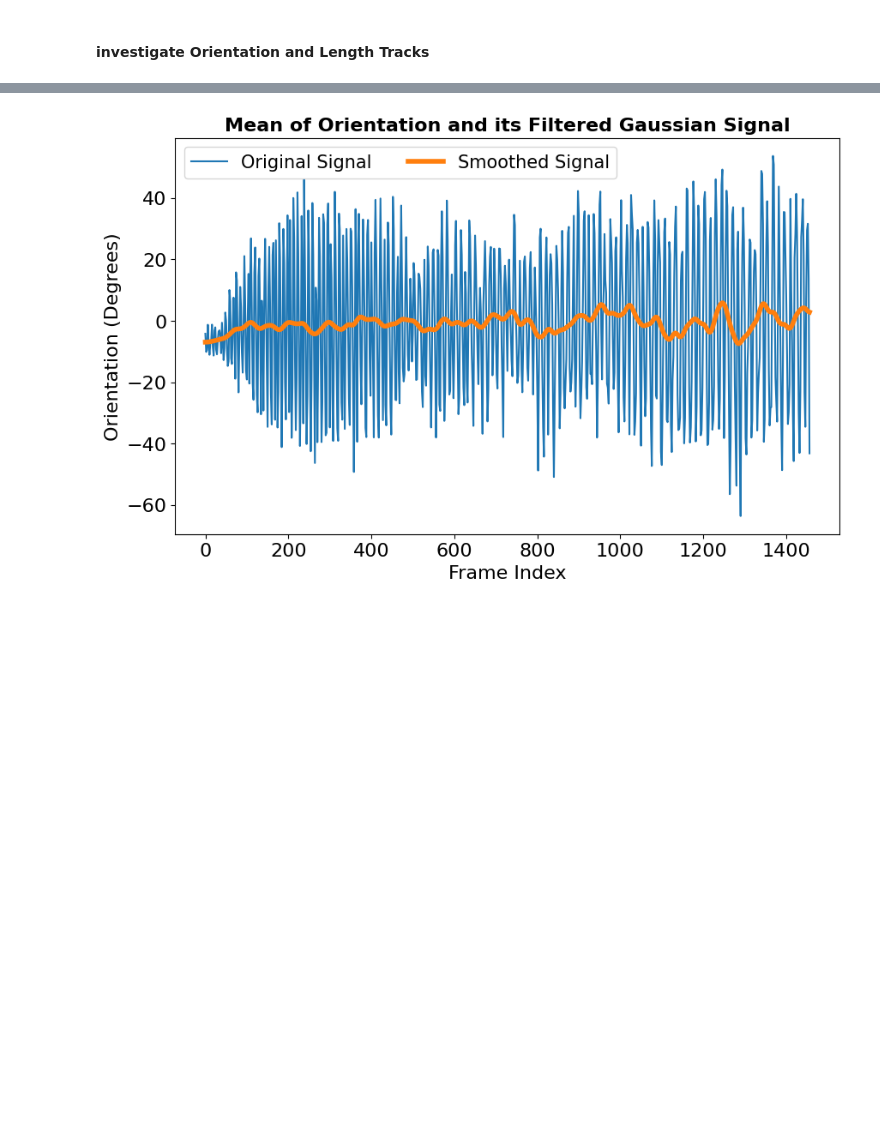
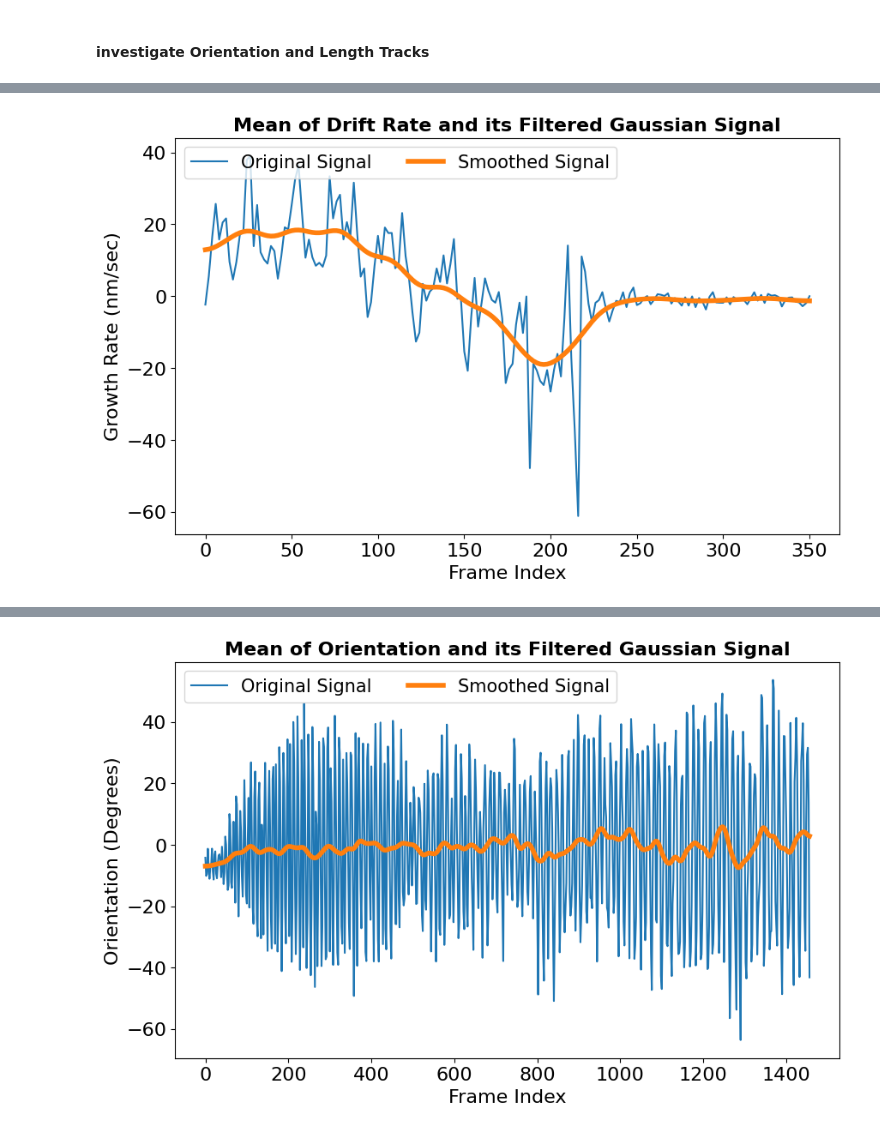
Before and after one commit to kavehsfv/LightFeatureTracking, a Jupyter notebook: Algorithm.ipynb, the cells around one changed output, grey strips where cells are left out. Cells and saved outputs as stored; diff of their text form; code cells hidden in the pictures; blank space fills up the shorter version.

```diff
--- a/Algorithm.ipynb
+++ b/Algorithm.ipynb
@@ -445,0 +443,31 @@ plt.show()
+# %%
+import numpy as np
+import matplotlib.pyplot as plt
+from scipy.ndimage import gaussian_filter1d
+import math
+
+# Create an array of doubled indices
+doubled_indices = np.arange(len(mean_delta_x_list)) * 2
+
+# Apply a Gaussian filter to remove noise
+smooth_signal = gaussian_filter1d(mean_delta_x_list, 5)
+
+# Plot the original and smoothed signals
+plt.figure(figsize=(10, 6))
+plt.plot(doubled_indices, mean_delta_x_list, label='Original Signal')
+plt.plot(doubled_indices, smooth_signal, label='Smoothed Signal', linewidth=4)
+
+plt.xlabel('Frame Index', fontsize=16)  # Corrected x-axis label for clarity
+plt.ylabel('Growth Rate (nm/sec)', fontsize=16)  # Corrected y-axis label for clarity
+plt.title('Mean of Drift Rate and its Filtered Gaussian Signal', fontsize=16, fontweight='bold')  # Improved title for clarity
+
+plt.legend(fontsize=15, loc='upper left', ncol=4)
+plt.xticks(fontsize=16)
+plt.yticks(fontsize=16)
+
+# Save the figure as a PDF file
+plt.savefig('./results/growth_paper/drift_gaussian.pdf', dpi=300)
+
+plt.show()
+# %% [output]
+[figure, added]
```
Also changed, not shown: parts of 16 cells of this notebook, 1 other file.
